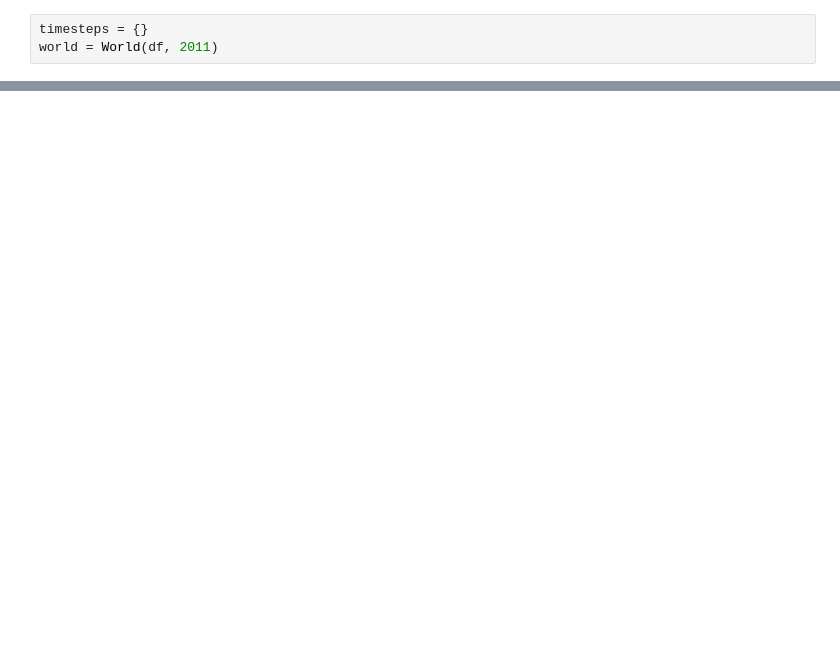
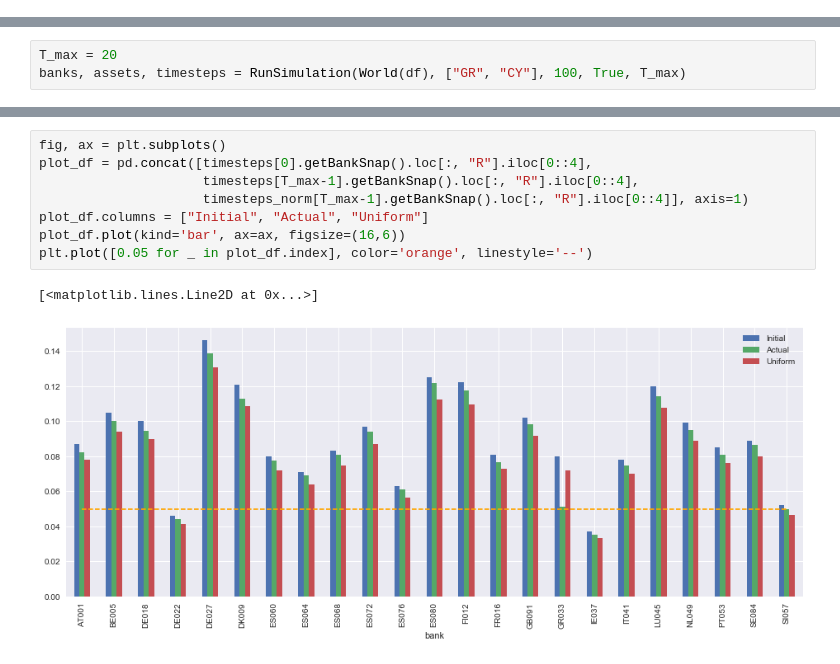
Before and after one commit to apbecker/Systemic_Risk, a Jupyter notebook: Main.ipynb, the cells around one changed output, grey strips where cells are left out. Saved outputs shown, nothing was run; the diff lists cells and outputs as text; blank space fills up the shorter version.

```diff
--- a/Main.ipynb
+++ b/Main.ipynb
@@ -415,7 +463,4 @@ def Shock(shocklist, shockfactor):
                 obj.shock(True)
     else:
         print "Error. Set Scenario first."
-# %%
-timesteps = {}
-world = World(df, 2011)
 # %%
@@ -491,3 +537,6 @@ for time in range(0,T_max):
+# %%
+T_max = 20
+banks, assets, timesteps = RunSimulation(World(df), ["GR", "CY"], 100, True, T_max)
 # %%
 banks_df = pd.concat([timesteps[0].getBankSnap().loc[:, "R"],
                       timesteps[1].getBankSnap().loc[:, "R"]], axis=1)
@@ -660,0 +635,11 @@ banks_df.T.plot(figsize=(8,18), legend=False)
+# %%
+fig, ax = plt.subplots()
+plot_df = pd.concat([timesteps[0].getBankSnap().loc[:, "R"].iloc[0::4],
+                     timesteps[T_max-1].getBankSnap().loc[:, "R"].iloc[0::4],
+                     timesteps_norm[T_max-1].getBankSnap().loc[:, "R"].iloc[0::4]], axis=1)
+plot_df.columns = ["Initial", "Actual", "Uniform"]
+plot_df.plot(kind='bar', ax=ax, figsize=(16,6))
+plt.plot([0.05 for _ in plot_df.index], color='orange', linestyle='--')
+# %% [output]
+[<matplotlib.lines.Line2D at 0x...>]
+[figure, added]
```
Also changed, not shown: parts of 22 cells of this notebook.
